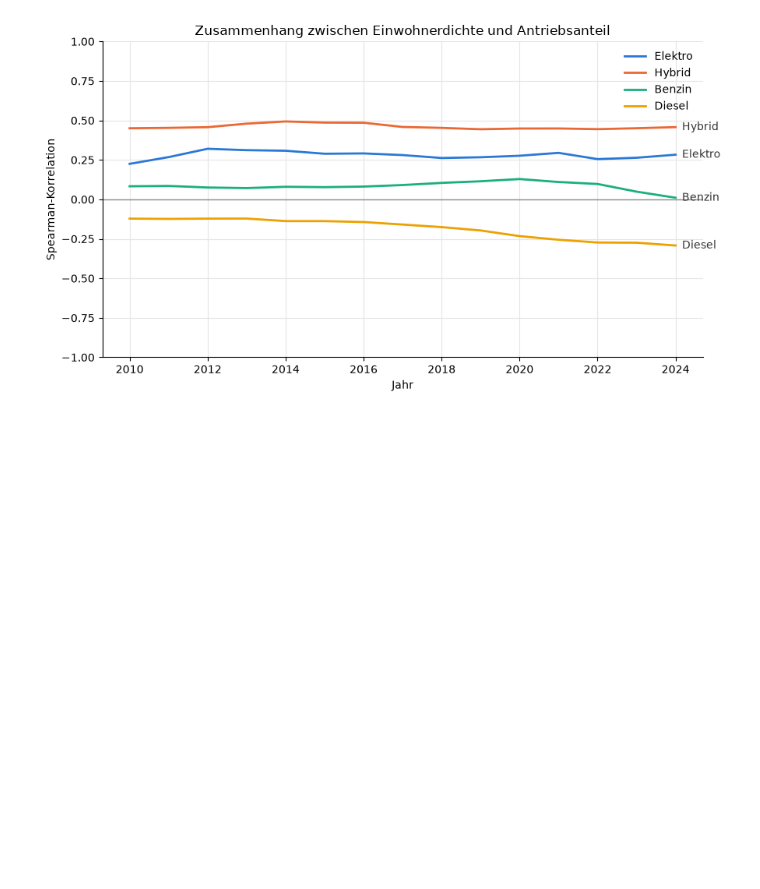
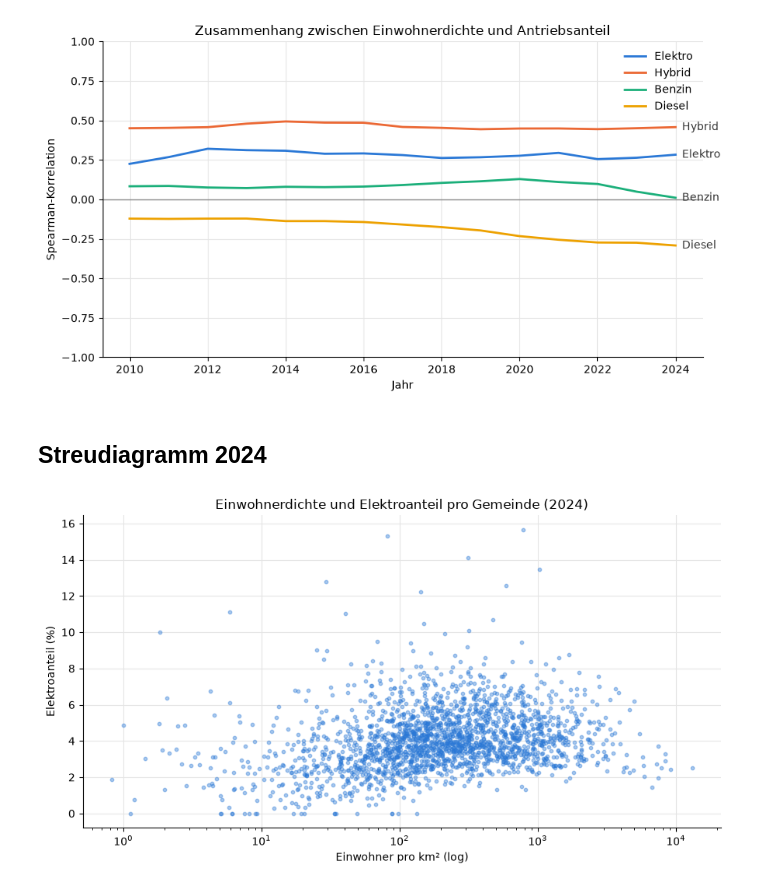
Before and after one commit to Y-Akinci/vehicle-types-density-ch, a Jupyter notebook: notebooks/analyse_brauchli.ipynb, the cells around one changed output. Cells and saved outputs as stored; diff of their text form; code cells hidden in the pictures; blank space fills up the shorter version.

Commit message:
streudiagramm elektroanteil und einwohnerdichte (log)

```diff
--- a/notebooks/analyse_brauchli.ipynb
+++ b/notebooks/analyse_brauchli.ipynb
@@ -110,3 +110,17 @@ plt.tight_layout()
 plt.show()
 # %% [output]
 [figure]
+# %% [markdown]
+## Streudiagramm 2024
+# %%
+elektro_2024 = elektro[elektro["Jahr"] == 2024]
+
+fig, ax = plt.subplots()
+ax.scatter(elektro_2024["Einwohnerdichte"], elektro_2024["Anteil"], s=10, alpha=0.4, color=FARBEN["Elektro"])
+ax.set_xscale("log")
+ax.set(title="Einwohnerdichte und Elektroanteil pro Gemeinde (2024)",
+       xlabel="Einwohner pro km² (log)", ylabel="Elektroanteil (%)")
+plt.tight_layout()
+plt.show()
+# %% [output]
+[figure, added]
```
